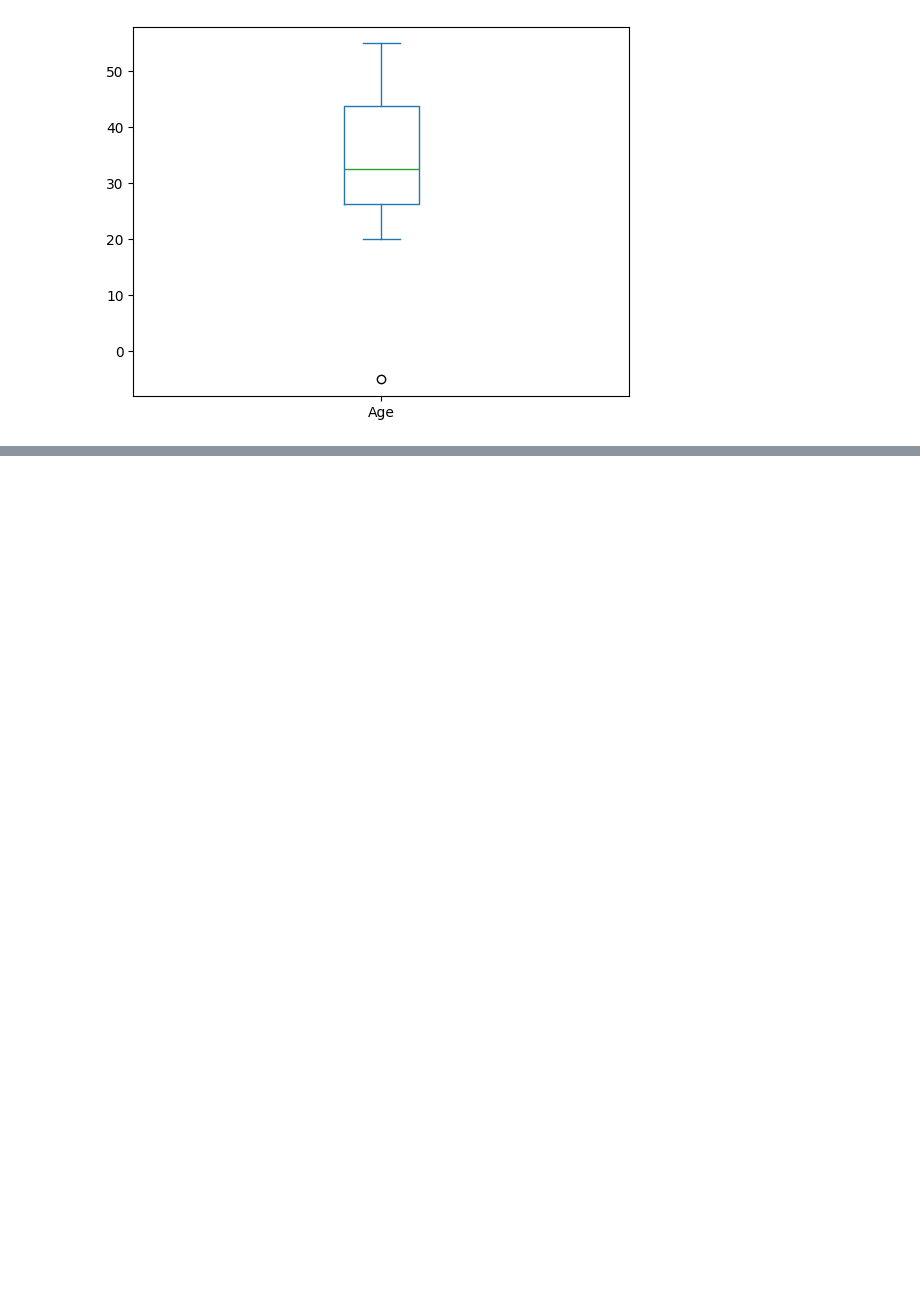
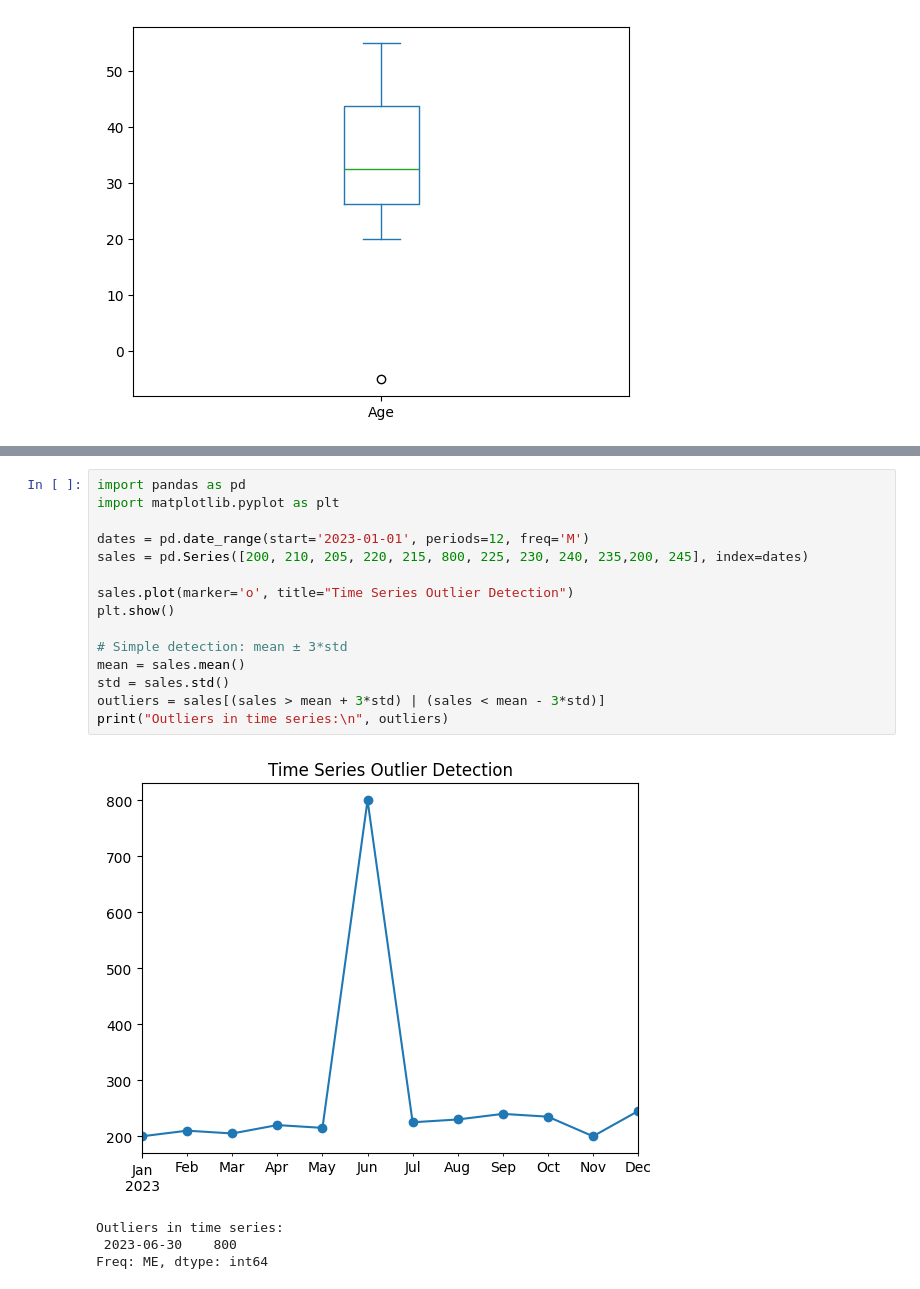
Before and after one commit to Harsha-hub466/Harsha-Patil, a Jupyter notebook: AIML_1.ipynb, the cells around one changed output, grey strips where cells are left out. Cells and saved outputs as stored; diff of their text form; blank space fills up the shorter version.

```diff
--- a/AIML_1.ipynb
+++ b/AIML_1.ipynb
@@ -751,0 +860,20 @@ Name: Age, dtype: float64
+# %%
+import pandas as pd
+import matplotlib.pyplot as plt
+
+dates = pd.date_range(start='2023-01-01', periods=12, freq='M')
+sales = pd.Series([200, 210, 205, 220, 215, 800, 225, 230, 240, 235,200, 245], index=dates)
+
+sales.plot(marker='o', title="Time Series Outlier Detection")
+plt.show()
+
+# Simple detection: mean ± 3*std
+mean = sales.mean()
+std = sales.std()
+outliers = sales[(sales > mean + 3*std) | (sales < mean - 3*std)]
+print("Outliers in time series:\n", outliers)
+# %% [output]
+[figure, added]
+Outliers in time series:
+ 2023-06-30    800
+Freq: ME, dtype: int64
```
Also changed, not shown: parts of 10 cells of this notebook.
